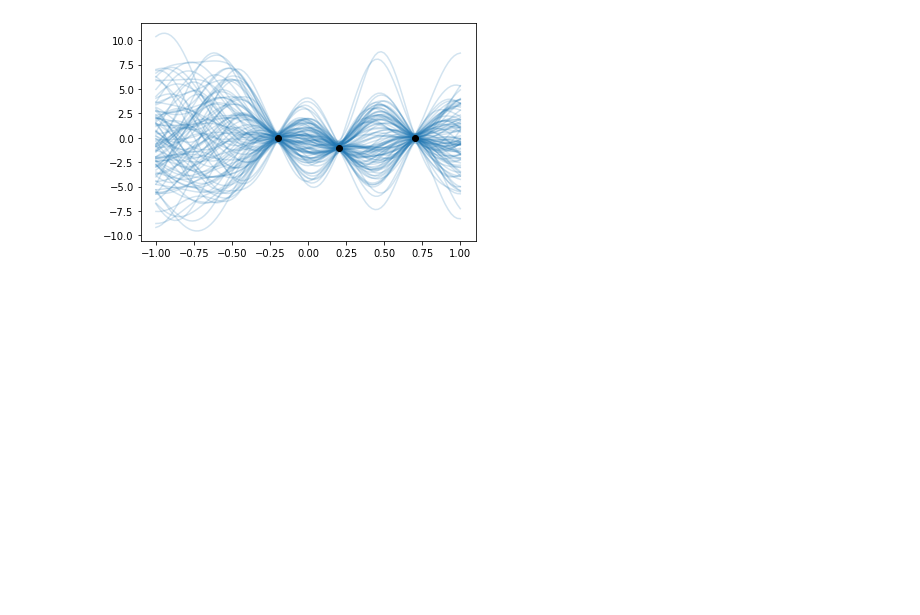
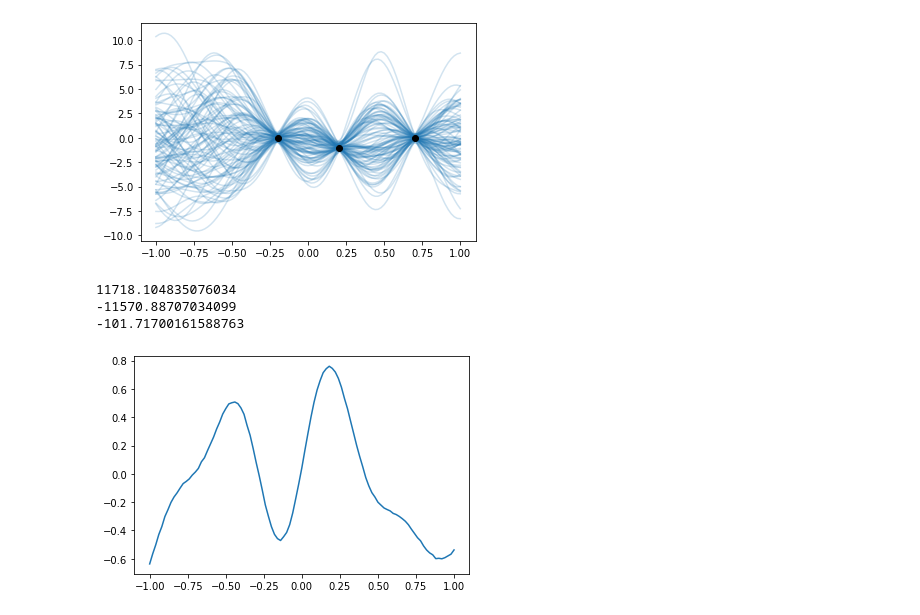
Before and after one commit to cambridge-mlg/neural_diffusion_processes, a Jupyter notebook: neural_diffusion_processes/notebooks/gaussian-process-interpolation.ipynb, the cells around one changed output. Saved outputs shown, nothing was run; the diff lists cells and outputs as text; code cells hidden in the pictures; blank space fills up the shorter version.

Commit message:
Log likelihood evaluation

```diff
--- a/neural_diffusion_processes/notebooks/gaussian-process-interpolation.ipynb
+++ b/neural_diffusion_processes/notebooks/gaussian-process-interpolation.ipynb
@@ -280,3 +280,55 @@ plt.plot(x_known, y_known, "ko")
 plt.show()
 # %% [output]
 [figure]
+# %%
+# Log likelihood evaluation
+from tensorflow_probability.substrates import jax as tfp
+tfd = tfp.distributions
+
+t0 = beta_schedule.t0
+t1 = beta_schedule.t1
+dt = -1e-3/2
+
+def approx_logp_wrapper(t, carry, static_args):
+    yt, _ = carry
+    eps, x = static_args
+
+    fn = lambda y_: reverse_drift_ode(t, y_, x)
+    drift_yt, vjp_fn = jax.vjp(fn, yt)
+    (eps_dfdy,) = vjp_fn(eps)
+    grad_logp = jnp.sum(eps_dfdy * eps)
+
+    return drift_yt, grad_logp
+
+key, ykey, ekey = jax.random.split(key, 3)
+term = dfx.ODETerm(approx_logp_wrapper)
+yT = sample_pt(ykey, x_test, 1.0)
+eps = jax.random.normal(ekey, yT.shape)
+solver = dfx.Tsit5()
+sol = dfx.diffeqsolve(
+    term, solver, t1, t0, dt, (yT, 0.), (eps, x_test)
+)
+(y0,), (delta_logp,) = sol.ys
+plt.plot(x_test, y0)
+print(delta_logp)
+# %%
+prior = tfd.MultivariateNormalFullCovariance(
+    loc=mean_function(x_test)[..., 0],
+    covariance_matrix=k1(x_test),
+)
+logp_prior = prior.log_prob(yT[..., 0])
+logp_sample_prob_flow =  -(logp_prior + delta_logp)
+
+
+prob0 = tfd.MultivariateNormalFullCovariance(
+    loc=mean_function(x_test)[..., 0],
+    covariance_matrix=k0(x_test) + 1e-6 * jnp.eye(len(x_test)),
+)
+true_logp_sample = prob0.log_prob(y0[..., 0])
+print(logp_sample_prob_flow)
+print(true_logp_sample)
+# %% [output]
+11718.104835076034
+-11570.88707034099
+-101.71700161588763
+[figure, added]
```
Also changed, not shown: parts of 1 cell of this notebook, 1 other file.
